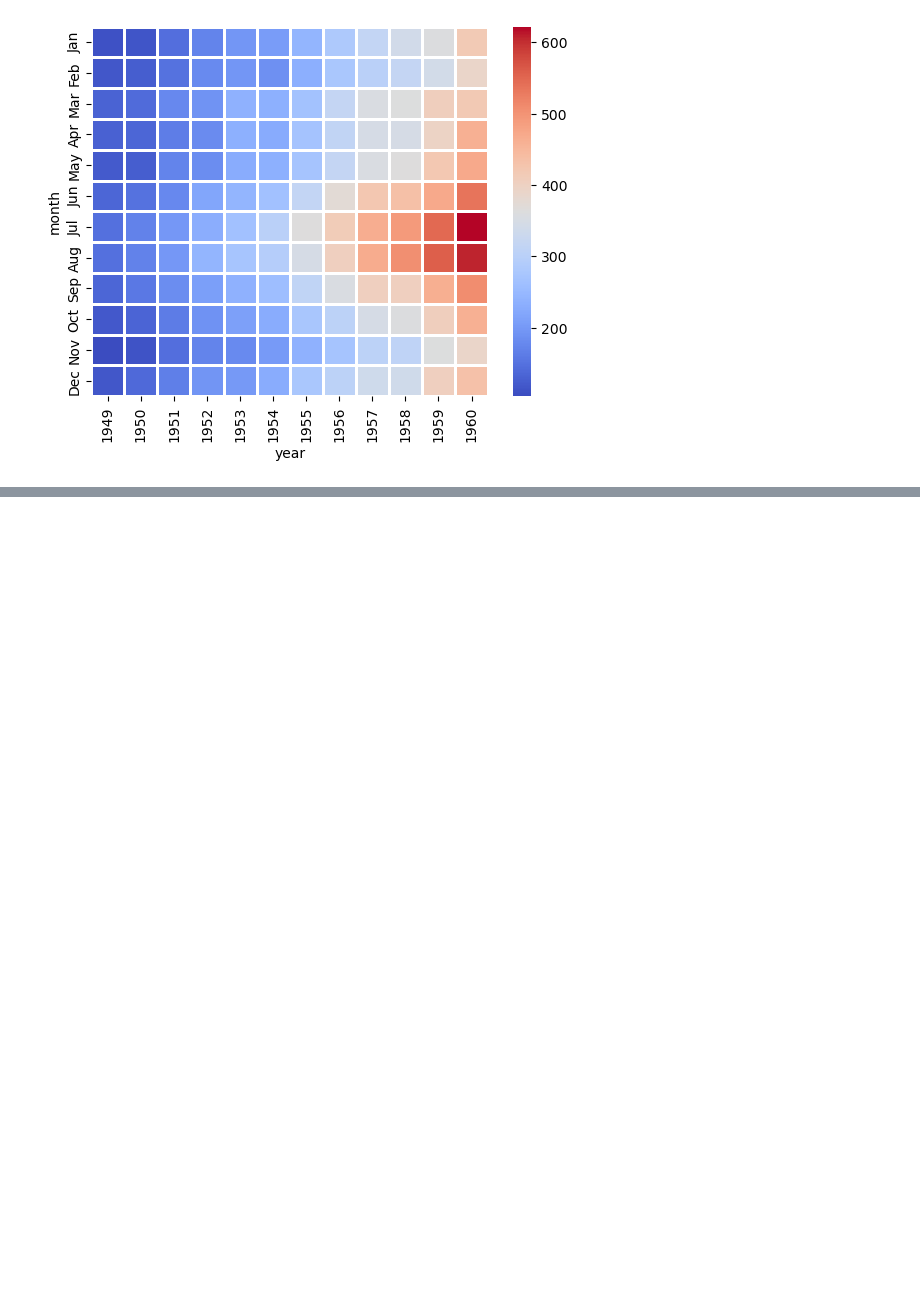
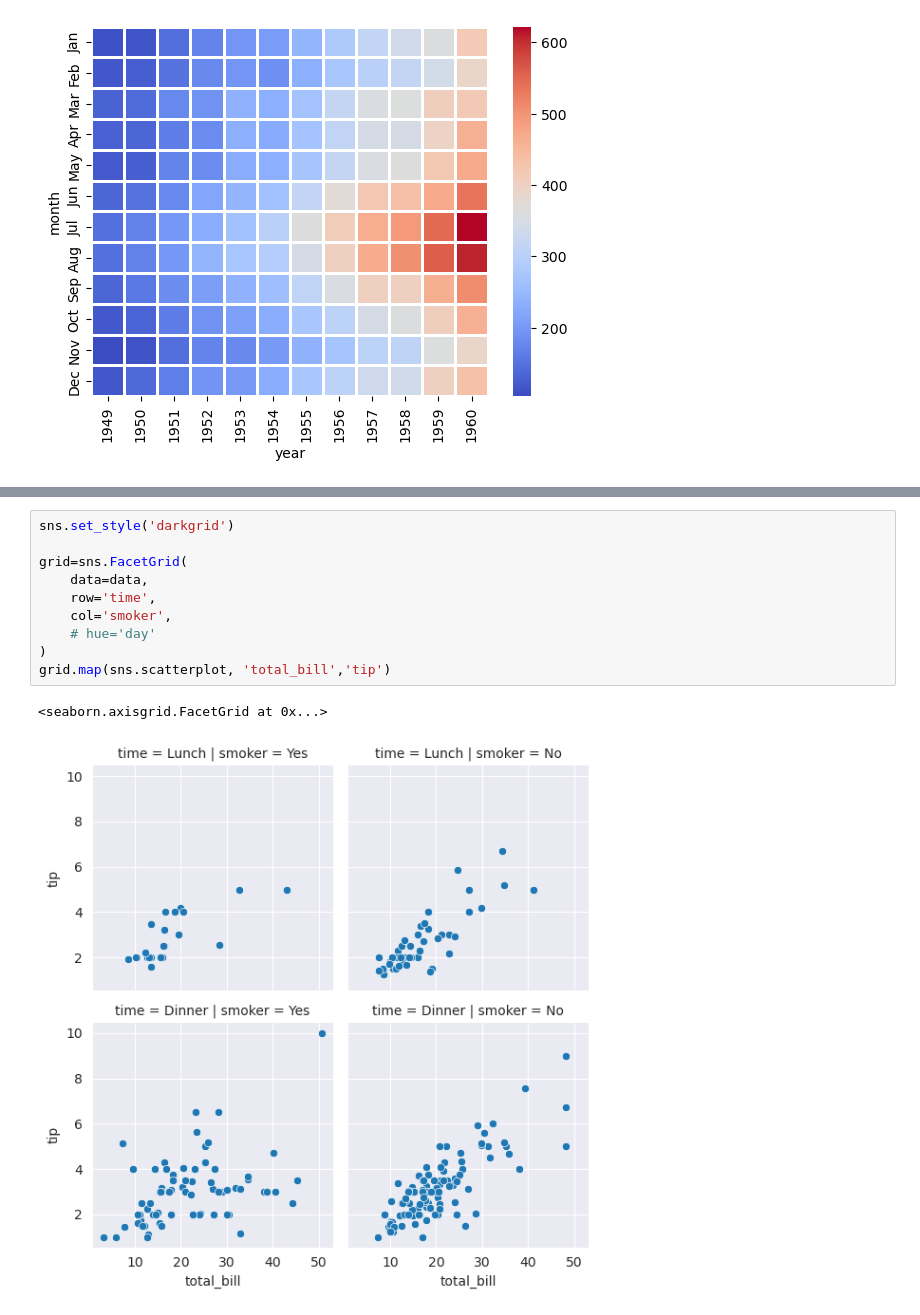
Before and after one commit to naimNB/Mechine-Learning, a Jupyter notebook: seabron/seaborn.ipynb, the cells around one changed output, grey strips where cells are left out. Cells and saved outputs as stored; diff of their text form; blank space fills up the shorter version.

```diff
--- a/seabron/seaborn.ipynb
+++ b/seabron/seaborn.ipynb
@@ -445,0 +467,13 @@ sns.heatmap(pivot,cmap='coolwarm', linecolor='white', linewidths=1)
+# %%
+sns.set_style('darkgrid')
+
+grid=sns.FacetGrid(
+    data=data,
+    row='time',
+    col='smoker',
+    # hue='day'
+)
+grid.map(sns.scatterplot, 'total_bill','tip')
+# %% [output]
+<seaborn.axisgrid.FacetGrid at 0x...>
+[figure, added]
```
Also changed, not shown: parts of 3 cells of this notebook.
